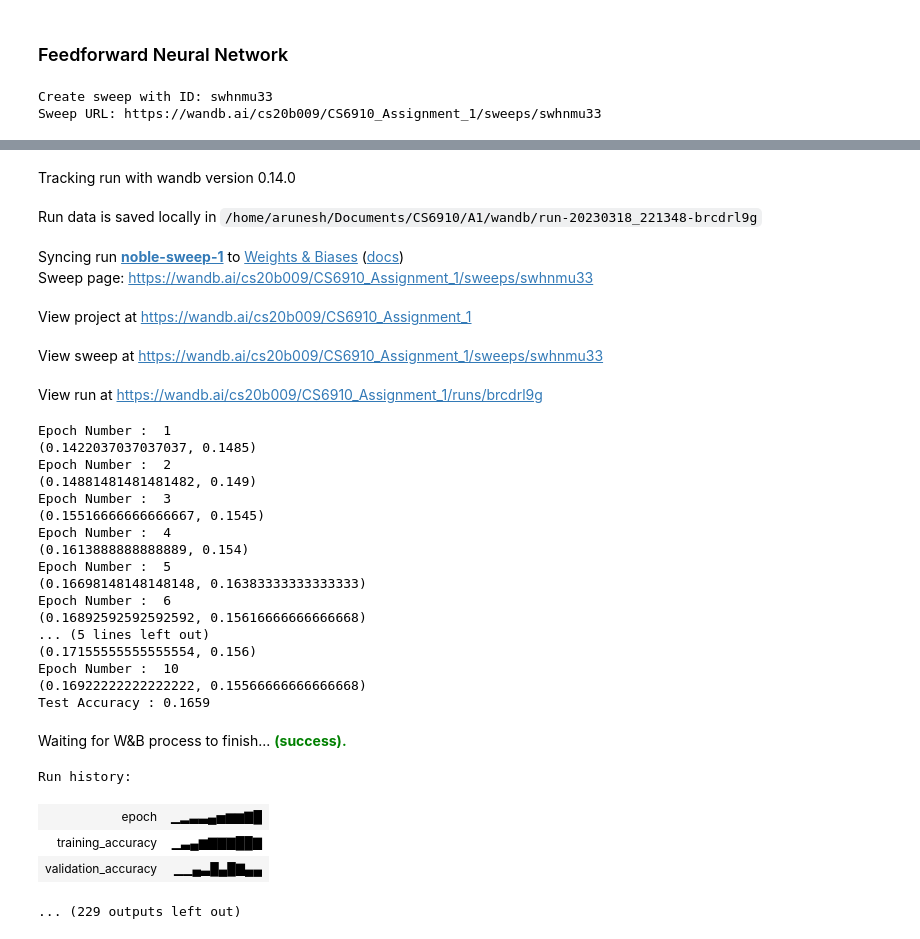
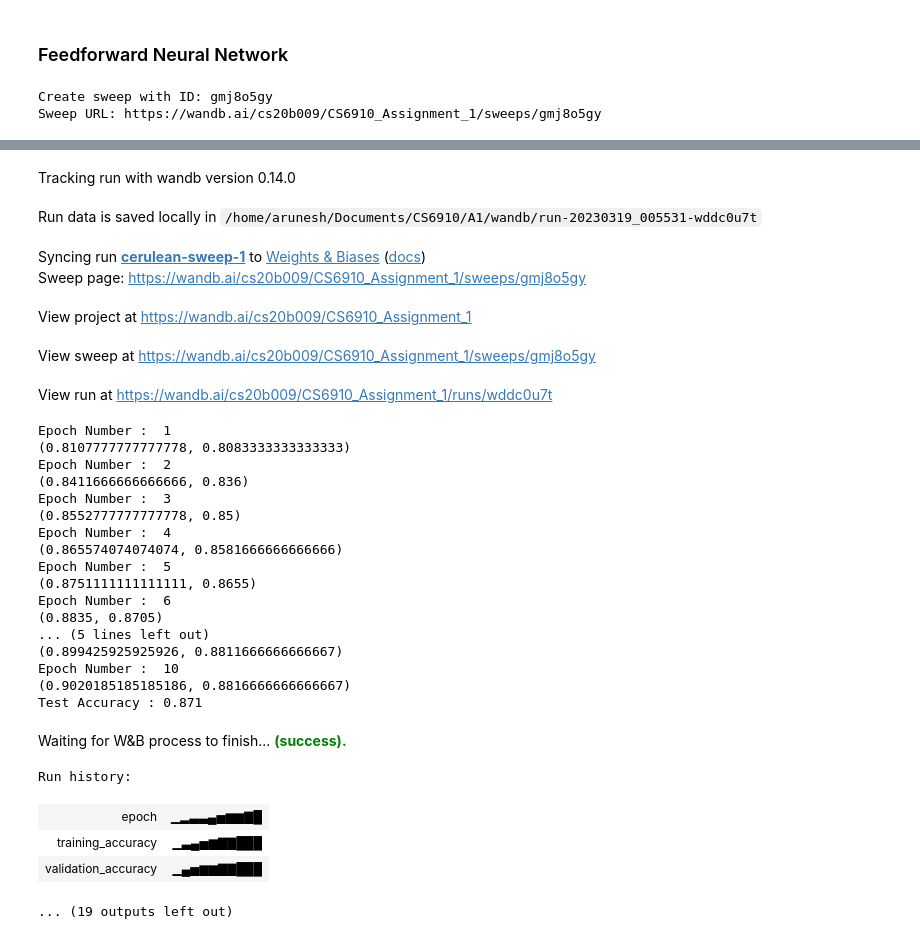
Before and after one commit to Arunesh28/Feed-Forward-Neural-Network, a Jupyter notebook: FeedForwardNeuralNet_wandb.ipynb, the cells around one changed output, grey strips where cells are left out. Drawn from its saved outputs; the diff is of its cells as text; code cells hidden in the pictures.

Commit message:
wandb run done

```diff
--- a/FeedForwardNeuralNet_wandb.ipynb
+++ b/FeedForwardNeuralNet_wandb.ipynb
@@ -359,6 +358,7 @@ class NeuralNet:
                  output_layer_dim,
                  batch_size,
                  num_epochs,
+                 loss = 'cross_entropy',
                  output_activation = softmax,
                  der_output_activation = der_softmax,
                  beta=0.9,
@@ -369,6 +369,8 @@ class NeuralNet:
         self.weight_initializer = self.weight_initializers[weight_initializer]
         self.activation_functions = {"sigmoid": sigmoid, "tanh": tanh, "ReLU": relu}
         self.der_activation_functions = {"sigmoid": der_sigmoid, "tanh": der_tanh, "ReLU": der_relu}
+        self.loss_functions = {'cross_entropy':self.Cross_Entropy_Loss,'mse' : self.Square_Error_Loss}
+        self.loss = self.loss_functions[loss]
         '''
             Add your optimizer function and class in the below dictionaries
         '''
@@ -390,8 +392,10 @@ class NeuralNet:
         self.weight_decay = weight_decay
         self.X_train = X_train
         self.Y_train = Y_train
+        self.old_Y_train = Y_train
         self.Xv = Xv
         self.Yv = Yv
+        self.old_Yv = Yv
         self.beta = beta
         self.beta1 = beta1
         self.beta2 = beta2
@@ -403,7 +407,7 @@ class NeuralNet:
         return np.mean((Y_pred-Y_actual)**2)
 
     def Cross_Entropy_Loss(self,Y_pred,Y_actual):
-        return -1.0*np.sum(np.multiply(Y_actual,np.log(Y_pred)))/float(Y_pred.shape[0])
+        return (-1.0*np.sum(np.multiply(Y_actual+1,np.log(Y_pred+1))))/float(Y_pred.shape[0])
 
     def random_initialization(self, in_layer, out_layer):
         return np.random.randn(in_layer, out_layer)
@@ -463,12 +467,12 @@ class NeuralNet:
 
     def sanitize_Y(self):
 
-        temp = np.zeros((num_classes,self.Y_train.shape[0]))
+        temp = np.zeros((self.num_classes,self.Y_train.shape[0]))
         for i in range(self.Y_train.shape[0]) :
             temp[int(self.Y_train[i])][i] = 1
         self.Y_train = temp
 
-        temp = np.zeros((num_classes,self.Yv.shape[0]))
+        temp = np.zeros((self.num_classes,self.Yv.shape[0]))
         for i in range(self.Yv.shape[0]) :
             temp[int(self.Yv[i])][i] = 1
         self.Yv = temp
@@ -500,10 +504,10 @@ class NeuralNet:
         params = Parameters()
         W = []
         b = []
-        in_layer, out_layer = num_features,self.hidden_layer_dims[1]
+        in_layer, out_layer = self.num_features,self.hidden_layer_dims[1]
         for i in range(self.num_hidden_layers):
             if  i == 0:
-                in_layer = num_features
+                in_layer = self.num_features
             else:
                 in_layer = self.hidden_layer_dims[i-1]
 
@@ -527,10 +531,10 @@ class NeuralNet:
         params = Parameters()
         W = []
         b = []
-        in_layer, out_layer = num_features,self.hidden_layer_dims[1]
+        in_layer, out_layer = self.num_features,self.hidden_layer_dims[1]
         for i in range(self.num_hidden_layers):
             if  i == 0:
-                in_layer = num_features
+                in_layer = self.num_features
             else:
                 in_layer = self.hidden_layer_dims[i-1]
 
@@ -557,13 +561,19 @@ class NeuralNet:
             for i in range(0,self.X_train.shape[1],self.batch_size):
                 curr_batch = min(self.X_train.shape[1]-i,self.batch_size)
                 self.optimizer(self.X_train[:,i:i+curr_batch],self.Y_train[:,i:i+curr_batch])
-            train_acc,validation_acc = self.accuracy_NeuralNet(Y_train,Yv)
+            train_acc,validation_acc,training_loss,validation_loss = self.accuracy_NeuralNet(self.old_Y_train,self.old_Yv)
             wandb.log({ "training_accuracy" : train_acc,
                         "validation_accuracy" : validation_acc,
-                        "epoch" : curr_epoch})
+                        "training_loss" : training_loss,
+                        "validation_loss" : validation_loss,
+                        "epoch" : curr_epoch+1})
+            # '''
+            #     print loss here
+            #      and change it in NeuralNet.py
+            # '''
             # Y_pred = self.predict_NeuralNet(self.X_train)
             # print("Cross Entropy Loss in the",curr_epoch+1,"epoch :",self.Cross_Entropy_Loss(Y_pred, Y_train))
-            print(self.accuracy_NeuralNet(Y_train,Yv))
+            print(self.accuracy_NeuralNet(self.old_Y_train,self.old_Yv))
         # pass
 
     def predict_NeuralNet(self,X):
@@ -574,7 +584,9 @@ class NeuralNet:
     def accuracy_NeuralNet(self,Y_train,Yv):
         Y_train_pred = self.predict_NeuralNet(self.X_train)
         Yv_pred = self.predict_NeuralNet(self.Xv)
-        return self.accuracy_score(Y_train_pred,Y_train),self.accuracy_score(Yv_pred,Yv)
+        training_Loss = self.loss(Y_train_pred,self.old_Y_train)
+        validation_Loss = self.loss(Yv_pred,self.old_Yv)
+        return self.accuracy_score(Y_train_pred,Y_train),self.accuracy_score(Yv_pred,Yv),training_Loss,validation_Loss
 
     def accuracy_score(self, Y_pred, Y_train):
         return np.sum(Y_pred == Y_train)/Y_train.shape[0]
@@ -703,7 +715,7 @@ sweep_config = {
 }
 # %%
 sweep_id = wandb.sweep(sweep_config,project="CS6910_Assignment_1")
-wandb.agent(sweep_id=sweep_id,function=train,count = 30)
+wandb.agent(sweep_id=sweep_id,function=train,count = 2)
 # %% [output]
-Create sweep with ID: swhnmu33
-Sweep URL: https://wandb.ai/cs20b009/CS6910_Assignment_1/sweeps/swhnmu33
+Create sweep with ID: gmj8o5gy
+Sweep URL: https://wandb.ai/cs20b009/CS6910_Assignment_1/sweeps/gmj8o5gy
@@ -720,30 +732,30 @@ wandb:  weight_initializer: random
 Tracking run with wandb version 0.14.0
-Run data is saved locally in /home/arunesh/Documents/CS6910/A1/wandb/run-20230318_221348-brcdrl9g
+Run data is saved locally in /home/arunesh/Documents/CS6910/A1/wandb/run-20230319_005531-wddc0u7t
-Syncing run noble-sweep-1 to Weights & Biases (docs)
-Sweep page: https://wandb.ai/cs20b009/CS6910_Assignment_1/sweeps/swhnmu33
+Syncing run cerulean-sweep-1 to Weights & Biases (docs)
+Sweep page: https://wandb.ai/cs20b009/CS6910_Assignment_1/sweeps/gmj8o5gy
 View project at https://wandb.ai/cs20b009/CS6910_Assignment_1
-View sweep at https://wandb.ai/cs20b009/CS6910_Assignment_1/sweeps/swhnmu33
+View sweep at https://wandb.ai/cs20b009/CS6910_Assignment_1/sweeps/gmj8o5gy
-View run at https://wandb.ai/cs20b009/CS6910_Assignment_1/runs/brcdrl9g
+View run at https://wandb.ai/cs20b009/CS6910_Assignment_1/runs/wddc0u7t
 Epoch Number :  1
-(0.1422037037037037, 0.1485)
+(0.8107777777777778, 0.8083333333333333)
 Epoch Number :  2
-(0.14881481481481482, 0.149)
+(0.8411666666666666, 0.836)
 Epoch Number :  3
-(0.15516666666666667, 0.1545)
+(0.8552777777777778, 0.85)
 Epoch Number :  4
-(0.1613888888888889, 0.154)
+(0.865574074074074, 0.8581666666666666)
 Epoch Number :  5
-(0.16698148148148148, 0.16383333333333333)
+(0.8751111111111111, 0.8655)
 Epoch Number :  6
-(0.16892592592592592, 0.15616666666666668)
+(0.8835, 0.8705)
 ... (5 lines left out)
-(0.17155555555555554, 0.156)
+(0.899425925925926, 0.8811666666666667)
 Epoch Number :  10
-(0.16922222222222222, 0.15566666666666668)
-Test Accuracy : 0.1659
+(0.9020185185185186, 0.8816666666666667)
+Test Accuracy : 0.871
 Waiting for W&B process to finish... (success).
 Run history:
 | epoch | ▁▂▃▃▄▅▆▆▇█ |
-| training_accuracy | ▁▃▄▆▇▇▇██▇ |
-| validation_accuracy | ▁▁▄▃█▄█▇▄▄ |
+| training_accuracy | ▁▃▄▅▆▇▇███ |
+| validation_accuracy | ▁▄▅▆▆▇▇███ |
-... (229 outputs left out)
+... (19 outputs left out)
```
Also changed, not shown: parts of 2 cells of this notebook, 2 other files.
